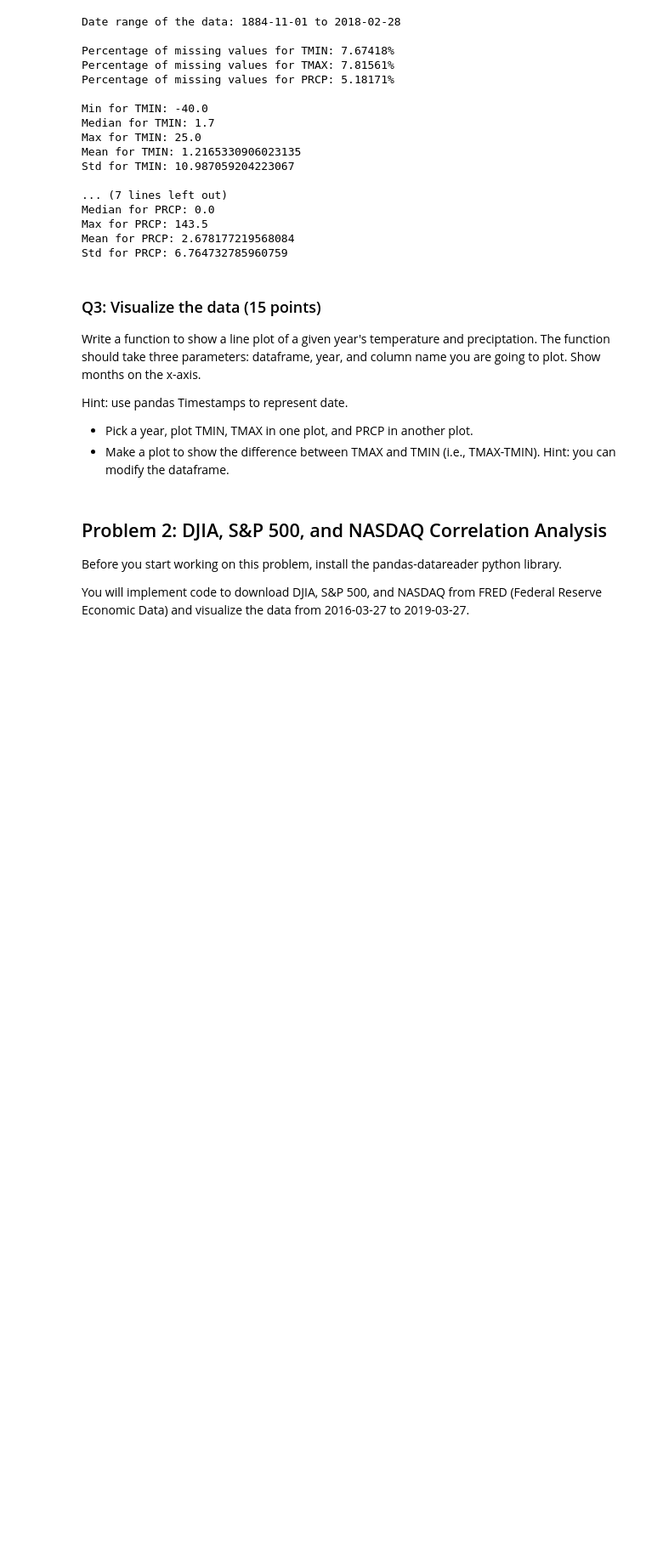
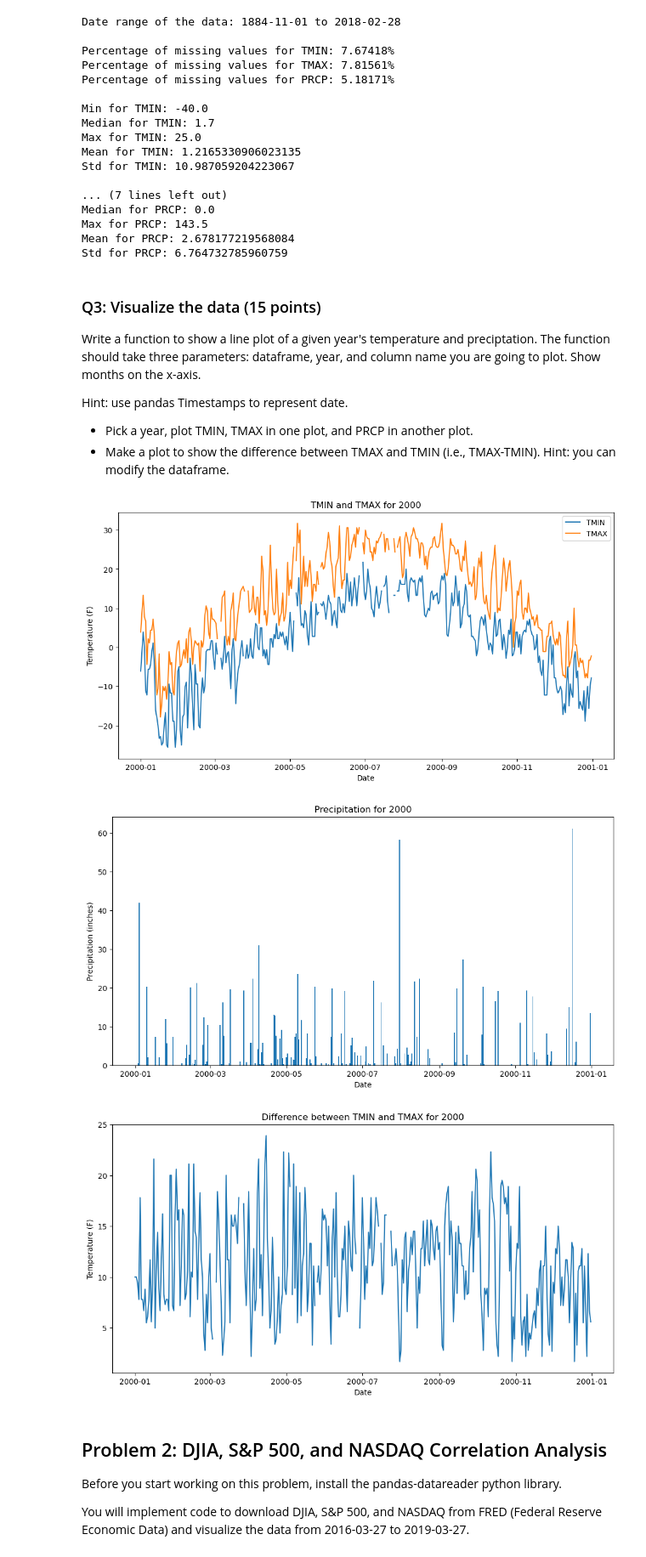
Before and after one commit to lostflux/data-mining, a Jupyter notebook: assignments/01/Assignment_1.ipynb, the cells around one changed output. Shown at 85% size. Cells and saved outputs as stored; diff of their text form; code cells hidden in the pictures; blank space fills up the shorter version.

```diff
--- a/assignments/01/Assignment_1.ipynb
+++ b/assignments/01/Assignment_1.ipynb
@@ -158,3 +148,52 @@ def plot_weather_data(weather_data, year, column, y_label=''):
+# %%
+from pandas import Timestamp
+import numpy as np
+from datetime import datetime
+
+def plot_weather_data(weather_data, year, column, y_label=''):
+    # pick year
+    weather_data["DATE"] = pd.to_datetime(weather_data["DATE"])
+    data = weather_data[weather_data['DATE'].dt.year == year]
+    # display(data.head(10))
+
+    # plot
+    plt.figure(figsize=(12, 6))
+
+    for item in column:
+        plt.plot(data['DATE'], data[item], label=item)
+    plt.xlabel('Date')
+    plt.ylabel(y_label)
+    plt.title(f'{" and ".join(column)} for {year}')
+
+    plt.legend()
+    plt.show()
+
+    # precipitation plot
+    plt.figure(figsize=(12, 6))
+    plt.bar(data['DATE'], data['PRCP'])
+    plt.xlabel('Date')
+    plt.ylabel('Precipitation (inches)')
+    plt.title(f'Precipitation for {year}')
+
+    plt.show()
+
+    # difference between TMIN and TMAX
+    plt.figure(figsize=(12, 6))
+    plt.plot(data['DATE'], data['TMAX'] - data['TMIN'])
+    plt.xlabel('Date')
+    plt.ylabel('Temperature (F)')
+    plt.title(f'Difference between TMIN and TMAX for {year}')
+
+    plt.show()
+
+
+# write your code here
+
+plot_weather_data(hanover_data, 2000, ("TMIN", "TMAX"), 'Temperature (F)')
+# %% [output]
+[figure, added]
+[figure, added]
+[figure, added]
 # %% [markdown]
 ## Problem 2: DJIA, S&P 500, and NASDAQ Correlation Analysis
 
```
Also changed, not shown: parts of 24 cells of this notebook.
